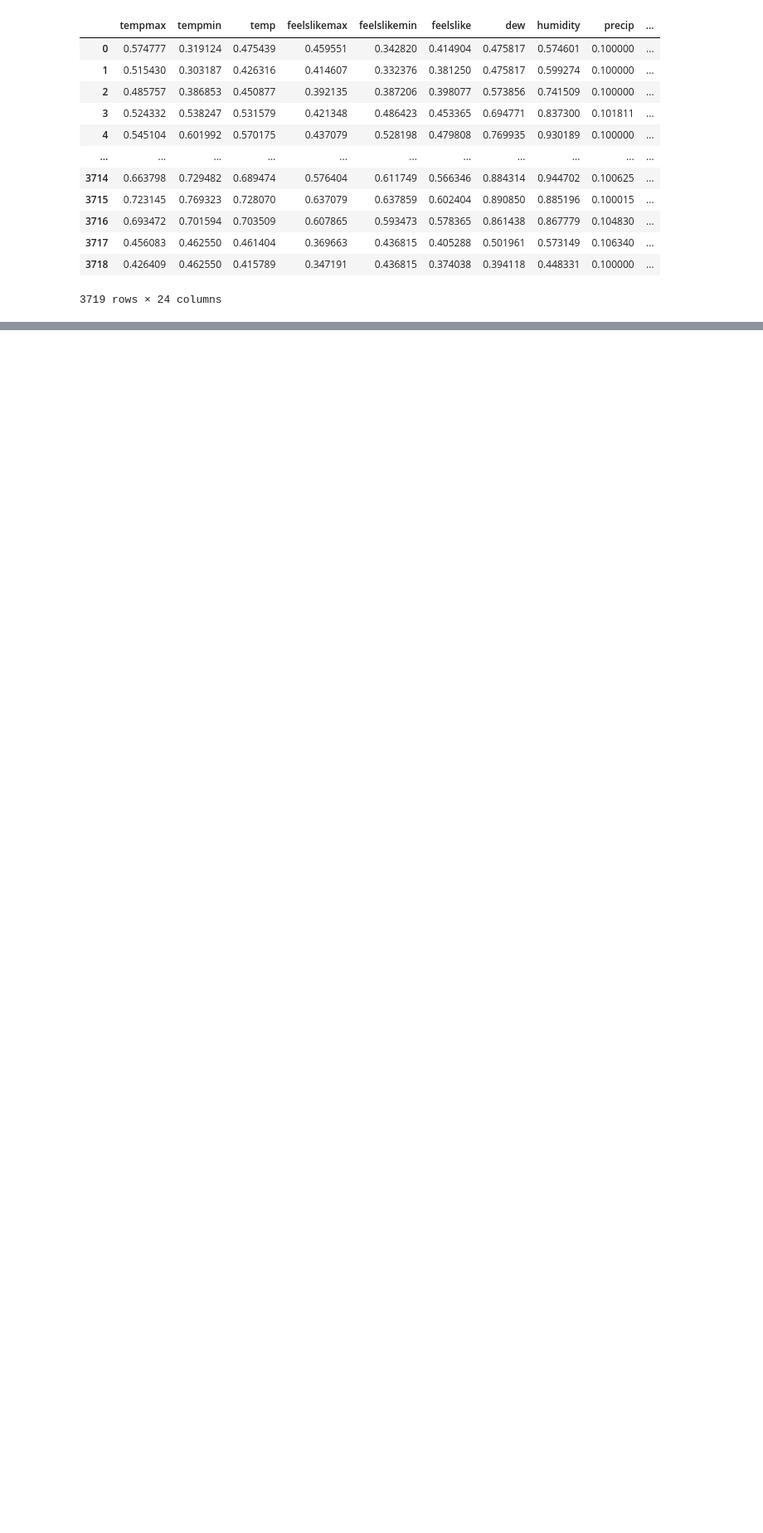
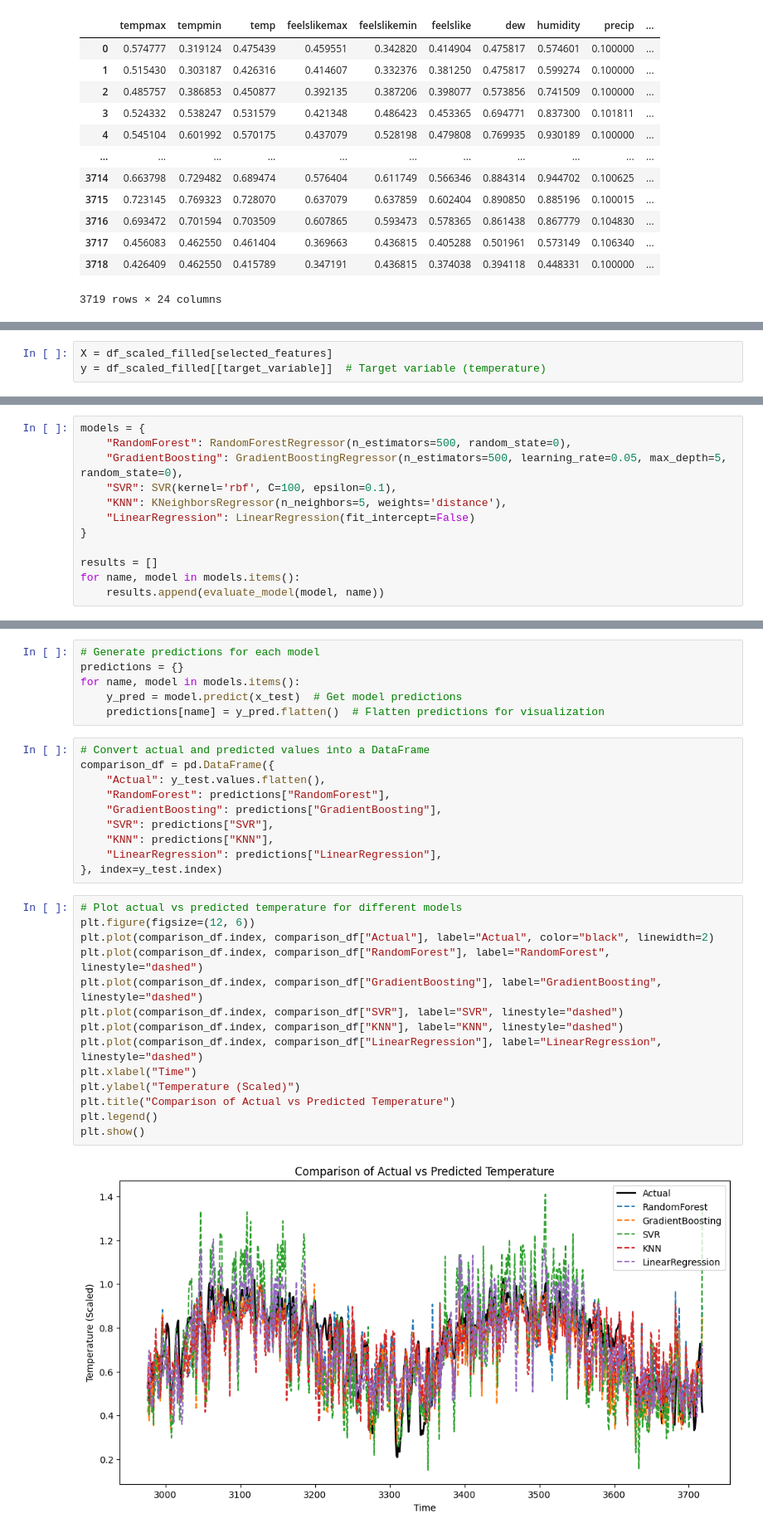
Before and after one commit to hheulwen/hanoi_weather_forecast, a Jupyter notebook: hanoi-weather-prediction-ml-multivar.ipynb, the cells around one changed output, grey strips where cells are left out. Shown at 83% size. Drawn from its saved outputs; the diff is of its cells as text; blank space fills up the shorter version.

```diff
--- a/hanoi-weather-prediction-ml-multivar.ipynb
+++ b/hanoi-weather-prediction-ml-multivar.ipynb
@@ -243,0 +125,3 @@ results_df
+# %%
+X = df_scaled_filled[selected_features]
+y = df_scaled_filled[[target_variable]]  # Target variable (temperature)
@@ -243,0 +144,12 @@ results_df
+# %%
+models = {
+    "RandomForest": RandomForestRegressor(n_estimators=500, random_state=0),
+    "GradientBoosting": GradientBoostingRegressor(n_estimators=500, learning_rate=0.05, max_depth=5, random_state=0),
+    "SVR": SVR(kernel='rbf', C=100, epsilon=0.1),
+    "KNN": KNeighborsRegressor(n_neighbors=5, weights='distance'),
+    "LinearRegression": LinearRegression(fit_intercept=False)
+}
+
+results = []
+for name, model in models.items():
+    results.append(evaluate_model(model, name))
@@ -243,0 +166,32 @@ results_df
+# %%
+# Generate predictions for each model
+predictions = {}
+for name, model in models.items():
+    y_pred = model.predict(x_test)  # Get model predictions
+    predictions[name] = y_pred.flatten()  # Flatten predictions for visualization
+# %%
+# Convert actual and predicted values into a DataFrame
+comparison_df = pd.DataFrame({
+    "Actual": y_test.values.flatten(),
+    "RandomForest": predictions["RandomForest"],
+    "GradientBoosting": predictions["GradientBoosting"],
+    "SVR": predictions["SVR"],
+    "KNN": predictions["KNN"],
+    "LinearRegression": predictions["LinearRegression"],
+}, index=y_test.index)
+# %%
+# Plot actual vs predicted temperature for different models
+plt.figure(figsize=(12, 6))
+plt.plot(comparison_df.index, comparison_df["Actual"], label="Actual", color="black", linewidth=2)
+plt.plot(comparison_df.index, comparison_df["RandomForest"], label="RandomForest", linestyle="dashed")
+plt.plot(comparison_df.index, comparison_df["GradientBoosting"], label="GradientBoosting", linestyle="dashed")
+plt.plot(comparison_df.index, comparison_df["SVR"], label="SVR", linestyle="dashed")
+plt.plot(comparison_df.index, comparison_df["KNN"], label="KNN", linestyle="dashed")
+plt.plot(comparison_df.index, comparison_df["LinearRegression"], label="LinearRegression", linestyle="dashed")
+plt.xlabel("Time")
+plt.ylabel("Temperature (Scaled)")
+plt.title("Comparison of Actual vs Predicted Temperature")
+plt.legend()
+plt.show()
+# %% [output]
+[figure, added]
```
Also changed, not shown: parts of 21 cells of this notebook.
